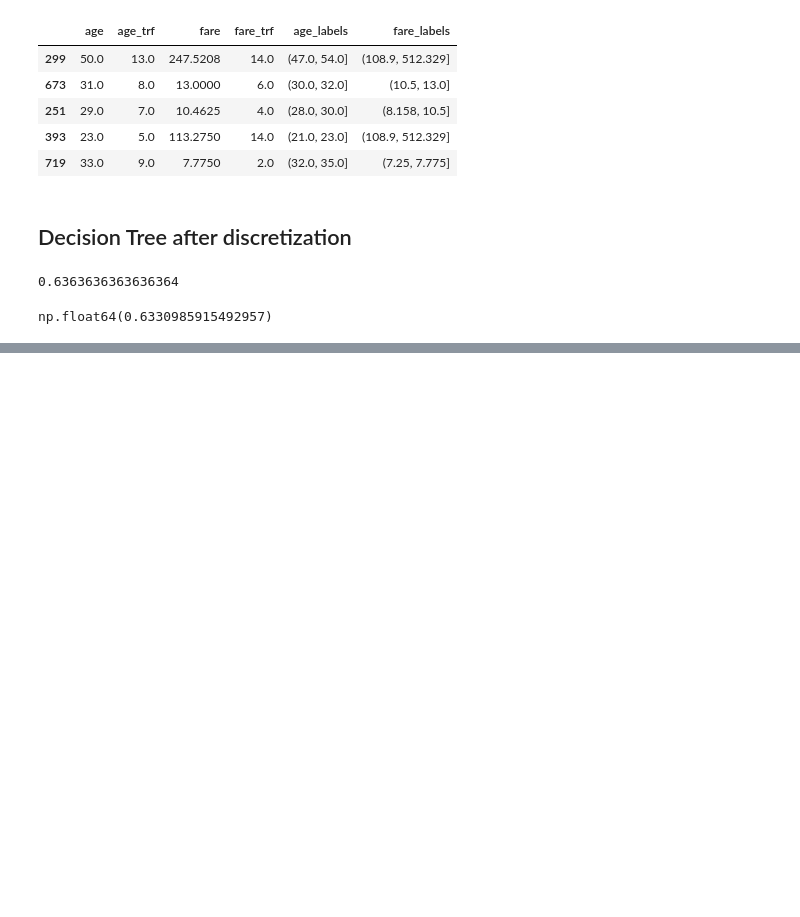
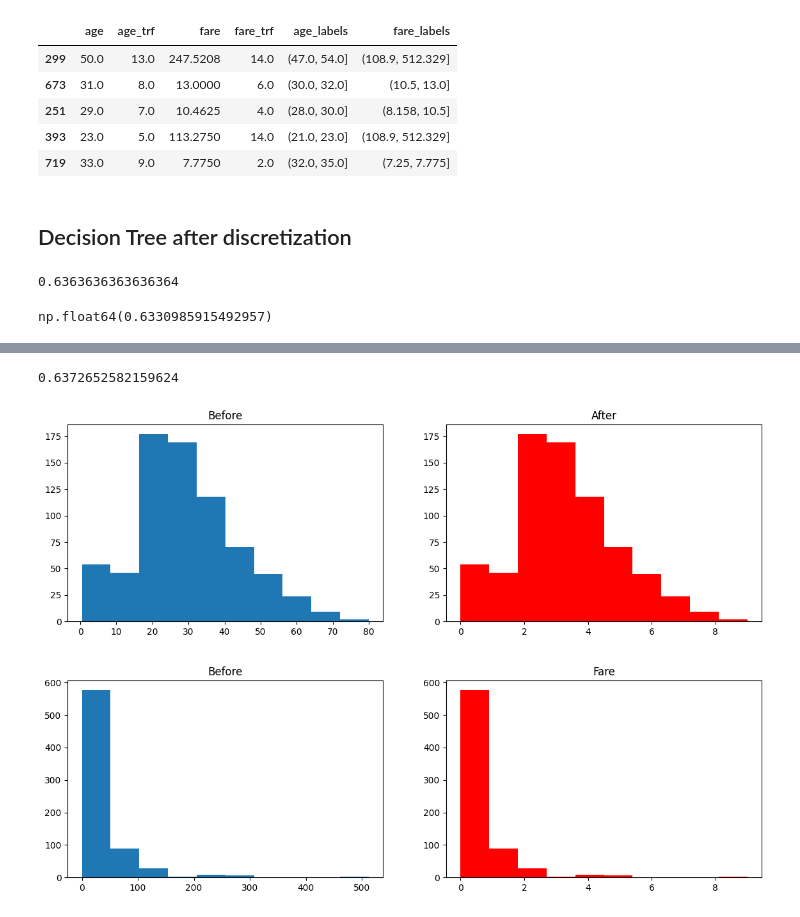
Before and after one commit to Muhammad-Waleed-Source/Machine-Learning, a Jupyter notebook: Day-32/Discretization(Bining).ipynb, the cells around one changed output, grey strips where cells are left out. Cells and saved outputs as stored; diff of their text form; code cells hidden in the pictures; blank space fills up the shorter version.

```diff
--- a/Day-32/Discretization(Bining).ipynb
+++ b/Day-32/Discretization(Bining).ipynb
@@ -164,0 +207,6 @@ np.float64(0.6330985915492957)
+# %%
+discretize(10, 'uniform')
+# %% [output]
+0.6372652582159624
+[figure, added]
+[figure, added]
```
Also changed, not shown: parts of 3 cells of this notebook.
